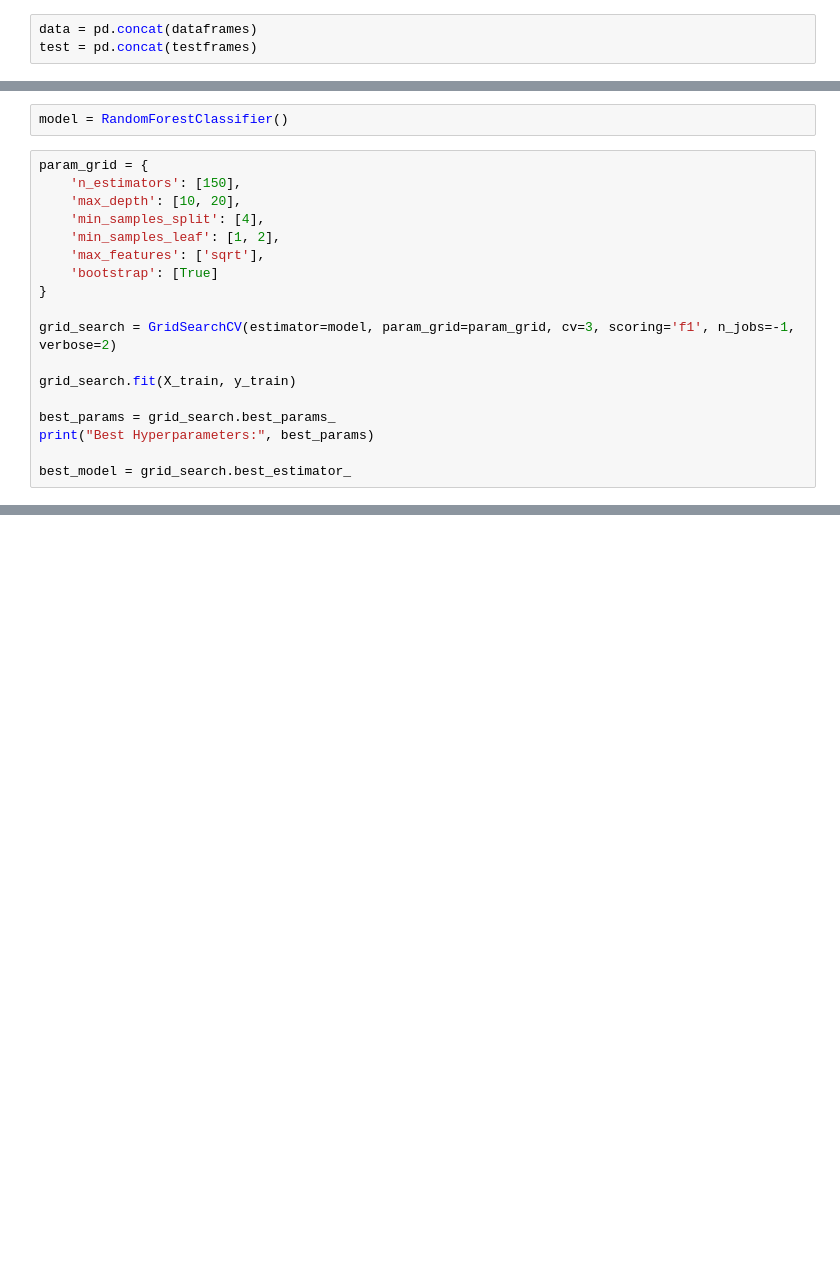
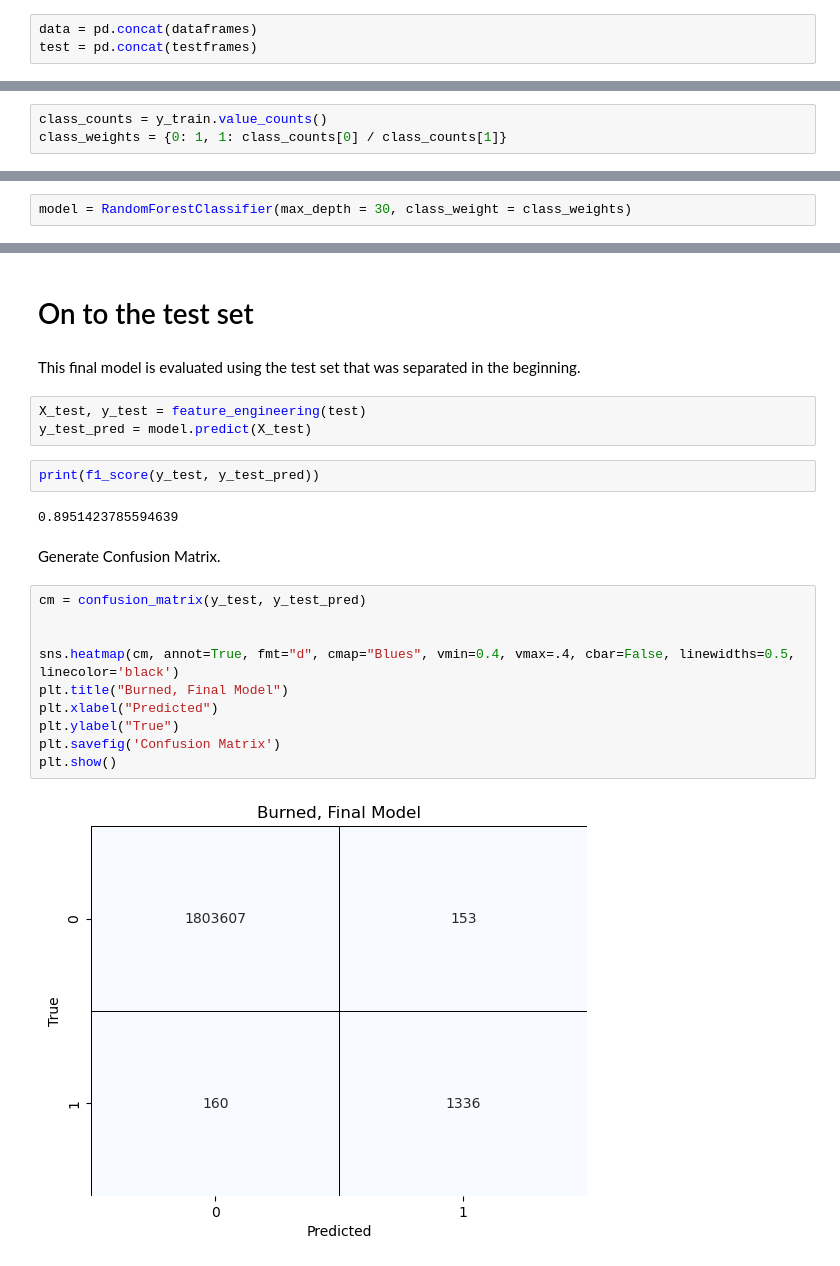
Before and after one commit to AntoinePepin6/Ontario-Geographers-Project, a Jupyter notebook: Machine Learning 1.ipynb, the cells around one changed output, grey strips where cells are left out. Saved outputs shown, nothing was run; the diff lists cells and outputs as text; blank space fills up the shorter version.

```diff
--- a/Machine Learning 1.ipynb
+++ b/Machine Learning 1.ipynb
@@ -133,0 +107,3 @@ X_train, X_val, y_train, y_val = train_test_split(X, y, train_size=0.8, random_s
+# %%
+class_counts = y_train.value_counts()
+class_weights = {0: 1, 1: class_counts[0] / class_counts[1]}
@@ -134,20 +112,2 @@ X_train, X_val, y_train, y_val = train_test_split(X, y, train_size=0.8, random_s
 # %%
-model = RandomForestClassifier()
+model = RandomForestClassifier(max_depth = 30, class_weight = class_weights)
-# %%
-param_grid = {
-    'n_estimators': [150],
-    'max_depth': [10, 20],
-    'min_samples_split': [4],
-    'min_samples_leaf': [1, 2],
-    'max_features': ['sqrt'],
-    'bootstrap': [True]
-}
-
-grid_search = GridSearchCV(estimator=model, param_grid=param_grid, cv=3, scoring='f1', n_jobs=-1, verbose=2)
-
-grid_search.fit(X_train, y_train)
-
-best_params = grid_search.best_params_
-print("Best Hyperparameters:", best_params)
-
-best_model = grid_search.best_estimator_
@@ -162,0 +130,25 @@ print(f1_score(y_val, y_pred))
+# %% [markdown]
+# On to the test set
+# %% [markdown]
+This final model is evaluated using the test set that was separated in the beginning.
+# %%
+X_test, y_test = feature_engineering(test)
+y_test_pred = model.predict(X_test)
+# %%
+print(f1_score(y_test, y_test_pred))
+# %% [output]
+0.8951423785594639
+# %% [markdown]
+Generate Confusion Matrix.
+# %%
+cm = confusion_matrix(y_test, y_test_pred)
+
+
+sns.heatmap(cm, annot=True, fmt="d", cmap="Blues", vmin=0.4, vmax=.4, cbar=False, linewidths=0.5, linecolor='black')
+plt.title("Burned, Final Model")
+plt.xlabel("Predicted")
+plt.ylabel("True")
+plt.savefig('Confusion Matrix')
+plt.show()
+# %% [output]
+[figure, added]
```
Also changed, not shown: parts of 38 cells of this notebook.
